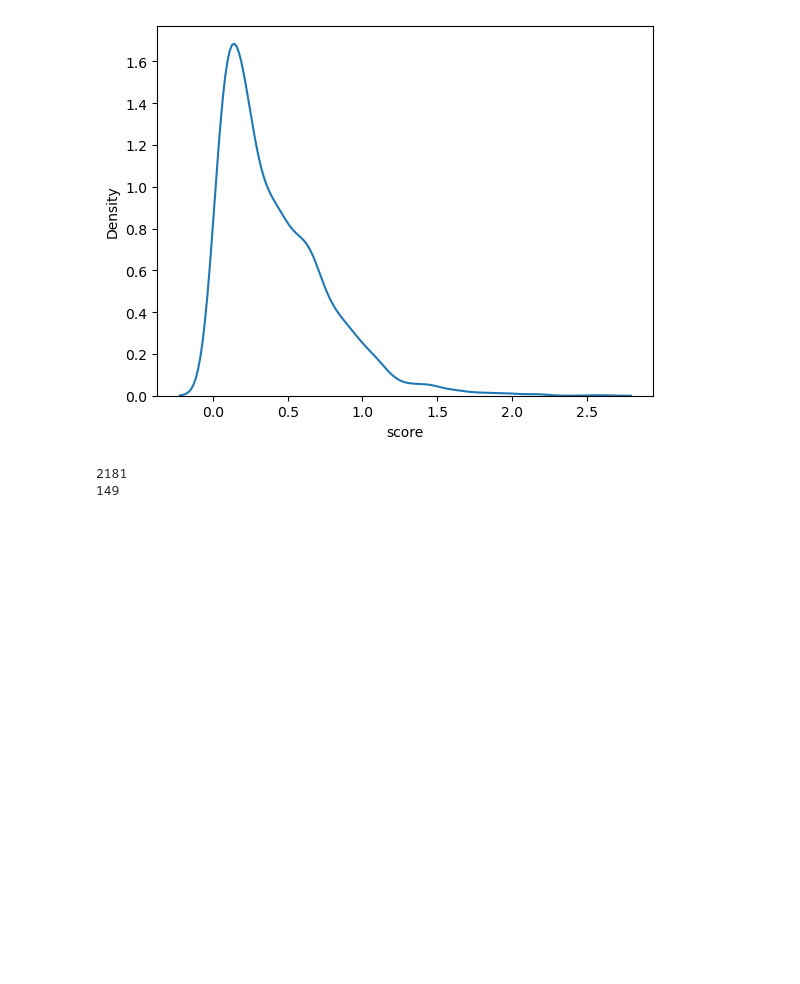
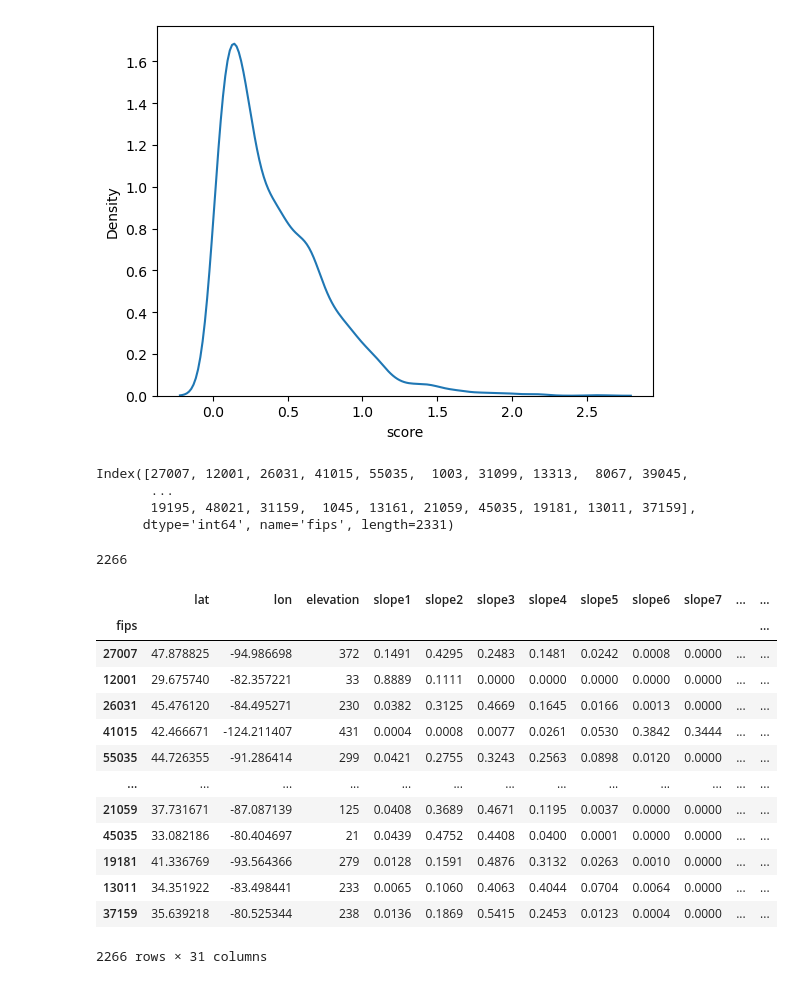
Before and after one commit to friedrichsittner/portfolio_project, a Jupyter notebook: notebooks/soil_exploration.ipynb, the cells around one changed output. Saved outputs shown, nothing was run; the diff lists cells and outputs as text; code cells hidden in the pictures; blank space fills up the shorter version.

```diff
--- a/notebooks/soil_exploration.ipynb
+++ b/notebooks/soil_exploration.ipynb
@@ -270,9 +273,58 @@ sns.kdeplot(df_soil.score)
 # %% [output]
 <Axes: xlabel='score', ylabel='Density'>
 [figure]
+# %%
+def remove_outliers(features_soil, target_soil):
+
+    #remove land where soil data has label 7: water bodies, 6: permafrost and 5: Mainly non-soil
+    mask_SQ = ~(features_soil['SQ1'] >= 5)
+    features_soil = features_soil[mask_SQ]
+    print(target_soil.index)
+    target_soil = target_soil[mask_SQ]
+
+    #remove land covered by more than 50% water
+    mask_WAT_LAND = ~(features_soil['WAT_LAND'] >= 50)
+    features_soil = features_soil[mask_WAT_LAND]
+    target_soil = target_soil[mask_WAT_LAND]
+
+    #remove rows where score is not given
+    mask_score = ~target_soil.isna()
+    features_soil = features_soil.loc[mask_score[0], :]
+    target_soil = target_soil[mask_score[0]]
+
+
+    return features_soil, target_soil
 # %%
-print(sum(df_soil.score < 1))
-print(sum(df_soil.score >= 1))
+path = '/home/jane/Documents/Weiterbildung/DPP/portfolio_project/data/processed/soil/'
+features_train = pd.read_pickle(path + 'features_train_soil.p')
+target_train = pd.read_pickle(path + 'target_train_soil.p')
+features_test = pd.read_pickle(path + 'features_test_soil.p')
+target_test = pd.read_pickle(path + 'target_test_soil.p')
+
+features_train, target_train = remove_outliers(features_train, target_train)
 # %% [output]
-2181
-149
+Index([27007, 12001, 26031, 41015, 55035,  1003, 31099, 13313,  8067, 39045,
+       ...
+       19195, 48021, 31159,  1045, 13161, 21059, 45035, 19181, 13011, 37159],
+      dtype='int64', name='fips', length=2331)
+# %%
+len(features_train)
+# %% [output]
+2266
+# %%
+features_train
+# %% [output]
+|  | lat | lon | elevation | slope1 | slope2 | slope3 | slope4 | slope5 | slope6 | slope7 | ... | ... |
+| fips |  |  |  |  |  |  |  |  |  |  |  | ... |
+| 27007 | 47.878825 | -94.986698 | 372 | 0.1491 | 0.4295 | 0.2483 | 0.1481 | 0.0242 | 0.0008 | 0.0000 | ... | ... |
+| 12001 | 29.675740 | -82.357221 | 33 | 0.8889 | 0.1111 | 0.0000 | 0.0000 | 0.0000 | 0.0000 | 0.0000 | ... | ... |
+| 26031 | 45.476120 | -84.495271 | 230 | 0.0382 | 0.3125 | 0.4669 | 0.1645 | 0.0166 | 0.0013 | 0.0000 | ... | ... |
+| 41015 | 42.466671 | -124.211407 | 431 | 0.0004 | 0.0008 | 0.0077 | 0.0261 | 0.0530 | 0.3842 | 0.3444 | ... | ... |
+| 55035 | 44.726355 | -91.286414 | 299 | 0.0421 | 0.2755 | 0.3243 | 0.2563 | 0.0898 | 0.0120 | 0.0000 | ... | ... |
+| ... | ... | ... | ... | ... | ... | ... | ... | ... | ... | ... | ... | ... |
+| 21059 | 37.731671 | -87.087139 | 125 | 0.0408 | 0.3689 | 0.4671 | 0.1195 | 0.0037 | 0.0000 | 0.0000 | ... | ... |
+| 45035 | 33.082186 | -80.404697 | 21 | 0.0439 | 0.4752 | 0.4408 | 0.0400 | 0.0001 | 0.0000 | 0.0000 | ... | ... |
+| 19181 | 41.336769 | -93.564366 | 279 | 0.0128 | 0.1591 | 0.4876 | 0.3132 | 0.0263 | 0.0010 | 0.0000 | ... | ... |
+| 13011 | 34.351922 | -83.498441 | 233 | 0.0065 | 0.1060 | 0.4063 | 0.4044 | 0.0704 | 0.0064 | 0.0000 | ... | ... |
+| 37159 | 35.639218 | -80.525344 | 238 | 0.0136 | 0.1869 | 0.5415 | 0.2453 | 0.0123 | 0.0004 | 0.0000 | ... | ... |
+2266 rows × 31 columns
```
Also changed, not shown: parts of 5 cells of this notebook, 8 other files.
